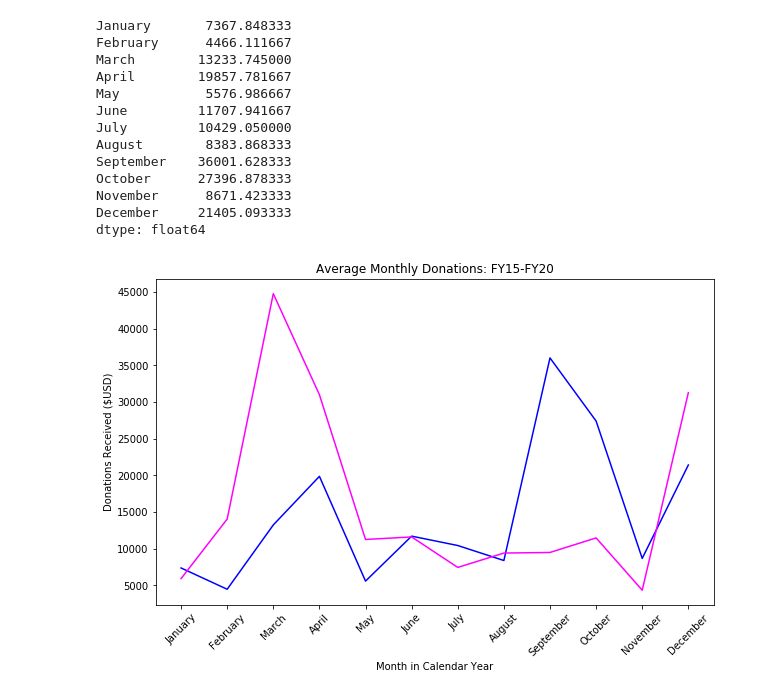
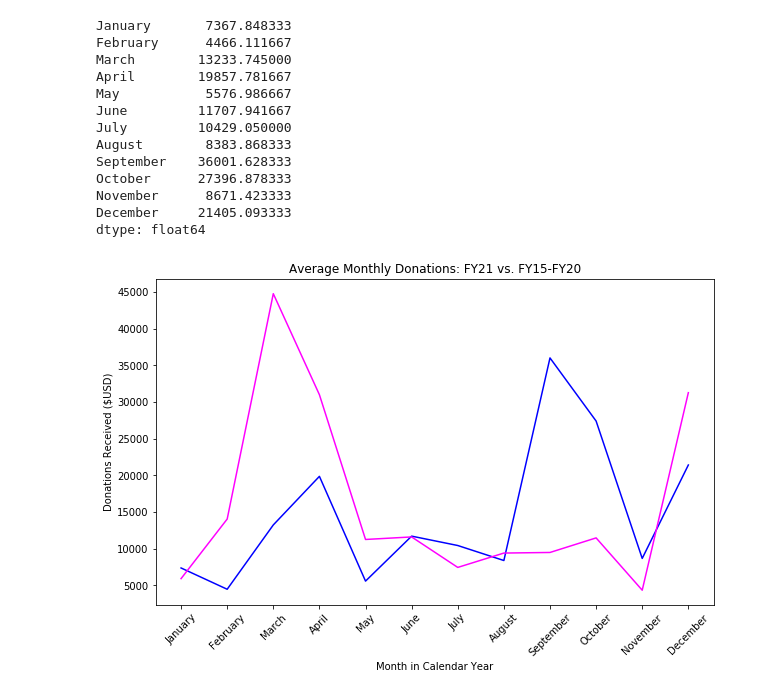
Before and after one commit to patelpurvip/Board-Fundraising-Analysis, a Jupyter notebook: playing_around/Monthly-Fundraising-Data.ipynb, the cells around one changed output. Cells and saved outputs as stored; diff of their text form; code cells hidden in the pictures.

Commit message:
graph title correction

```diff
--- a/playing_around/Monthly-Fundraising-Data.ipynb
+++ b/playing_around/Monthly-Fundraising-Data.ipynb
@@ -231,17 +231,17 @@ dtype: float64
 # %%
 fig = plt.figure(figsize=(10,6))
 
 plt.plot(months, historic_monthly_ave, color="blue", label="Monthly Ave FY15-FY20")
 plt.plot(months, FY21, color="magenta", label="FY21")
 
-plt.title("Average Monthly Donations: FY15-FY20")
+plt.title("Average Monthly Donations: FY21 vs. FY15-FY20")
 plt.xlabel("Month in Calendar Year")
 plt.ylabel("Donations Received ($USD)")
 
 
 plt.xticks(months, rotation=45)
 
 plt.savefig("./Images/Ave_FY15-FY20_vs_FY21.png")
 plt.show()
 # %% [output]
-[figure, old version]
+[figure, new version]
```
Also changed, not shown: 1 other file.
